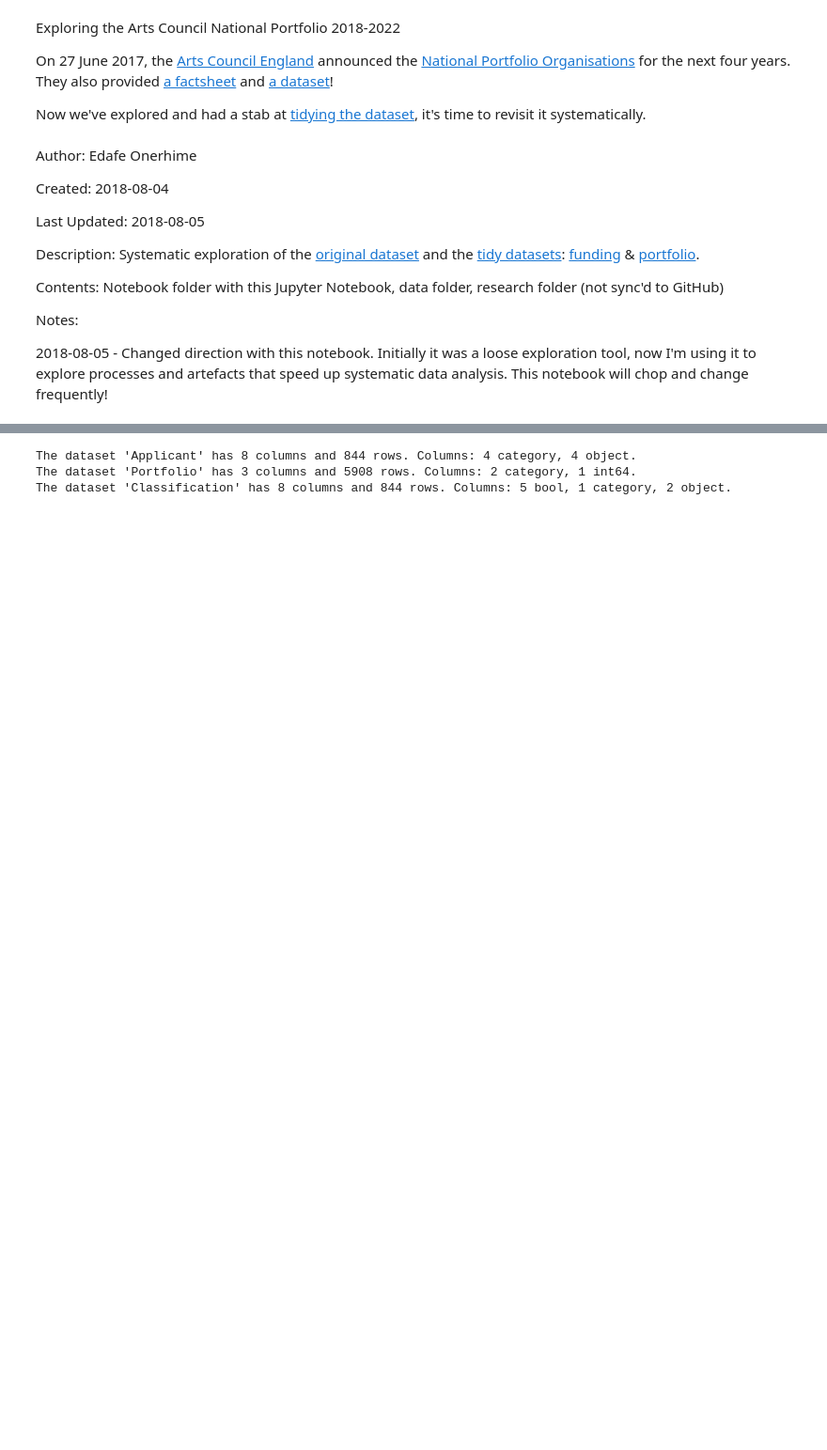
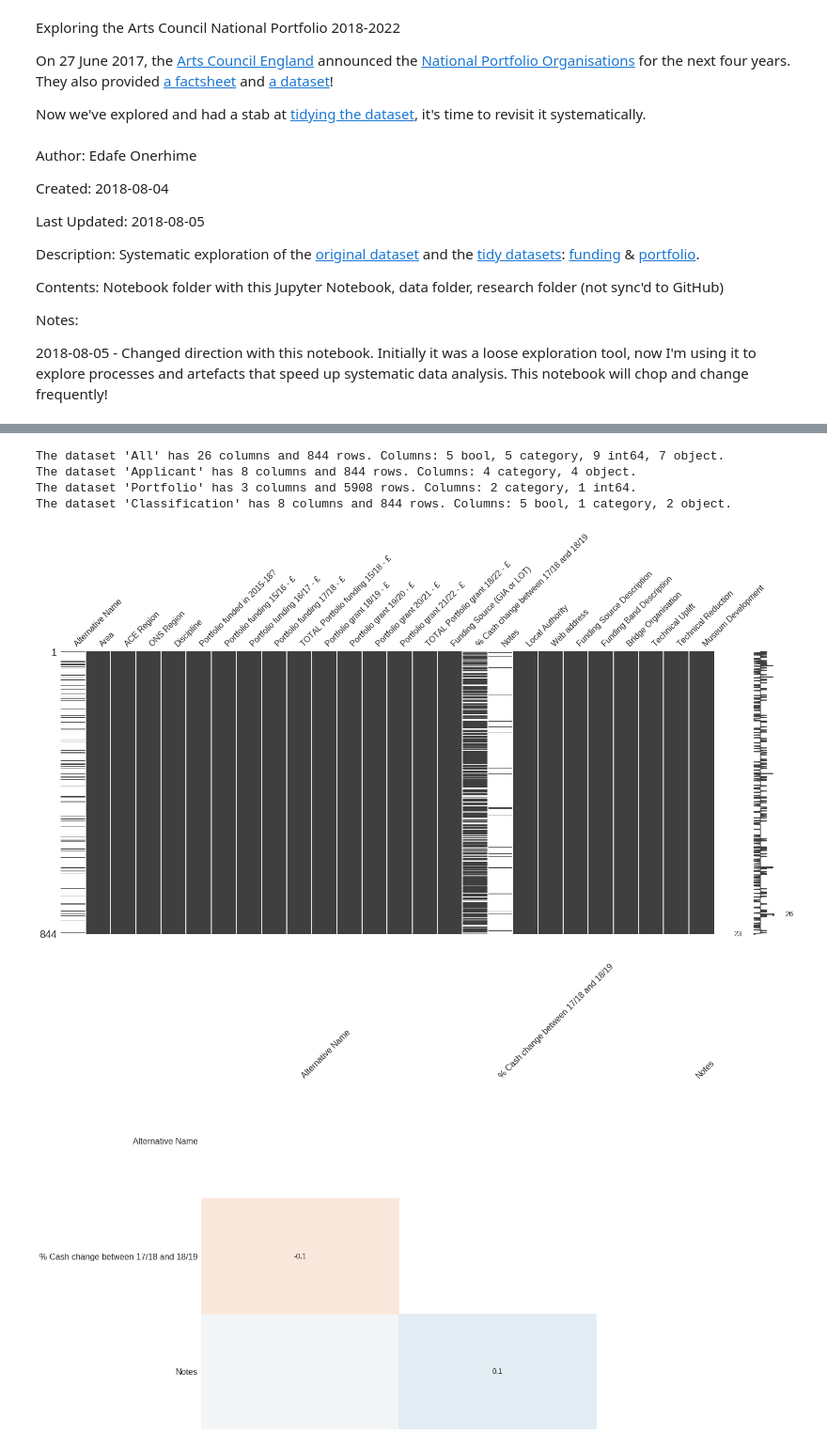
Before and after one commit to ekoner/Arts-Council-National-Portfolio, a Jupyter notebook: notebook/Exploring the Arts Council National Portfolio 2018-2022.ipynb, the cells around one changed output, grey strips where cells are left out. Shown: that part at 94% size. Drawn from its saved outputs; the diff is of its cells as text; code cells hidden in the pictures; blank space fills up the shorter version.

Commit message:
Added fn to explore categories

```diff
--- a/notebook/Exploring the Arts Council National Portfolio 2018-2022.ipynb
+++ b/notebook/Exploring the Arts Council National Portfolio 2018-2022.ipynb
@@ -128,6 +156,7 @@ The dataset 'Original' has 22 columns and 844 rows. Columns: 4 float64, 5 int64,
 
 # Strip out carriage returns in column names
 df = df.rename(columns={col: col.replace('\n','').replace('  ',' ') for col in df.columns})
+df.df_name = 'All'
 
 # Strip out text value 'NEW' so column is all numbers
 df.loc[df['% Cash change between 17/18 and 18/19'].str.contains('NEW', na=False), '% Cash change between 17/18 and 18/19'] = np.NaN
@@ -187,10 +216,10 @@ dfPortfolio = dfPortfolio.append(portfolioTransform(df,'Portfolio grant 19/20 -
 dfPortfolio = dfPortfolio.append(portfolioTransform(df,'Portfolio grant 20/21 - £','2020','2018-2022','Grant'))
 dfPortfolio = dfPortfolio.append(portfolioTransform(df,'Portfolio grant 21/22 - £','2021','2018-2022','Grant'))
 
-# Add Year to index and make Period, Type categories
+# Make Period, Type categories then add Year to index
+catCols = ['Year','Period','Type']
+dfPortfolio[catCols] = dfPortfolio[catCols].apply(pd.Categorical)
 dfPortfolio.set_index('Year', append=True, inplace=True)
-catCols = ['Period', 'Type']
-dfPortfolio[catCols] = dfPortfolio[catCols].apply(pd.Categorical)
 dfPortfolio.df_name = 'Portfolio'
 
 # Save csv
@@ -203,6 +232,8 @@ dfClassification.to_csv(os.path.join(dataFolderOut,filePrefix+'classification.cs
 """
     Get summary information
 """
+dfInfo, infoText = customInfo(df)
+print(infoText)
 dfInfo, infoText = customInfo(dfApplicant)
 print(infoText)
 dfInfo, infoText = customInfo(dfPortfolio)
@@ -210,6 +241,20 @@ print(infoText)
 dfInfo, infoText = customInfo(dfClassification)
 print(infoText)
 # %% [output]
+The dataset 'All' has 26 columns and 844 rows. Columns: 5 bool, 5 category, 9 int64, 7 object.
 The dataset 'Applicant' has 8 columns and 844 rows. Columns: 4 category, 4 object.
 The dataset 'Portfolio' has 3 columns and 5908 rows. Columns: 2 category, 1 int64.
 The dataset 'Classification' has 8 columns and 844 rows. Columns: 5 bool, 1 category, 2 object.
+# %%
+"""
+    Landscape: Check for missing values using MissingNo
+    https://github.com/ResidentMario/missingno
+"""
+
+msno.matrix(df)
+msno.heatmap(df)
+msno.bar(df)
+msno.dendrogram(df)
+# %% [output]
+[figure, added]
+[figure, added]
```
Also changed, not shown: parts of 5 cells of this notebook.
